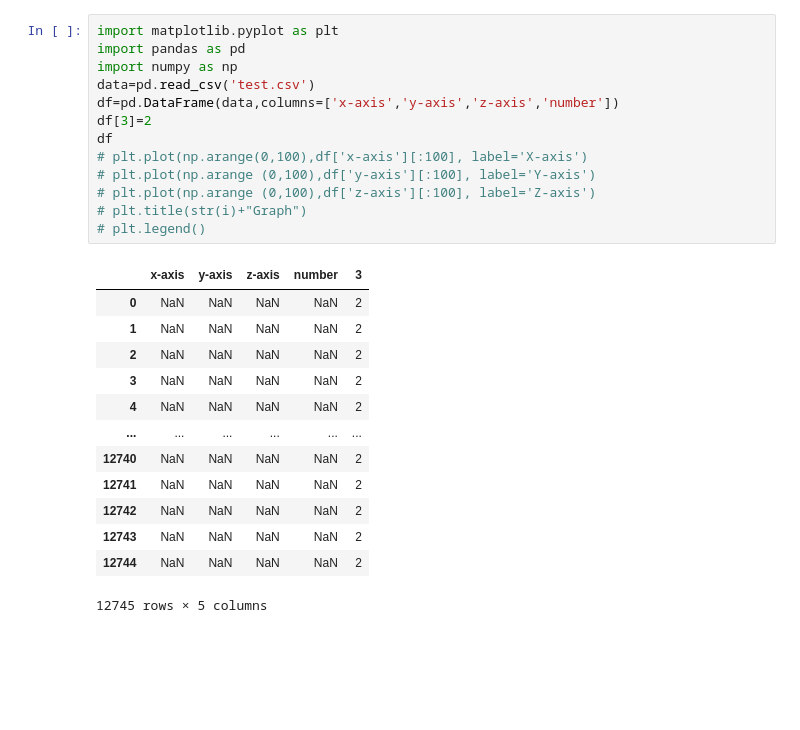
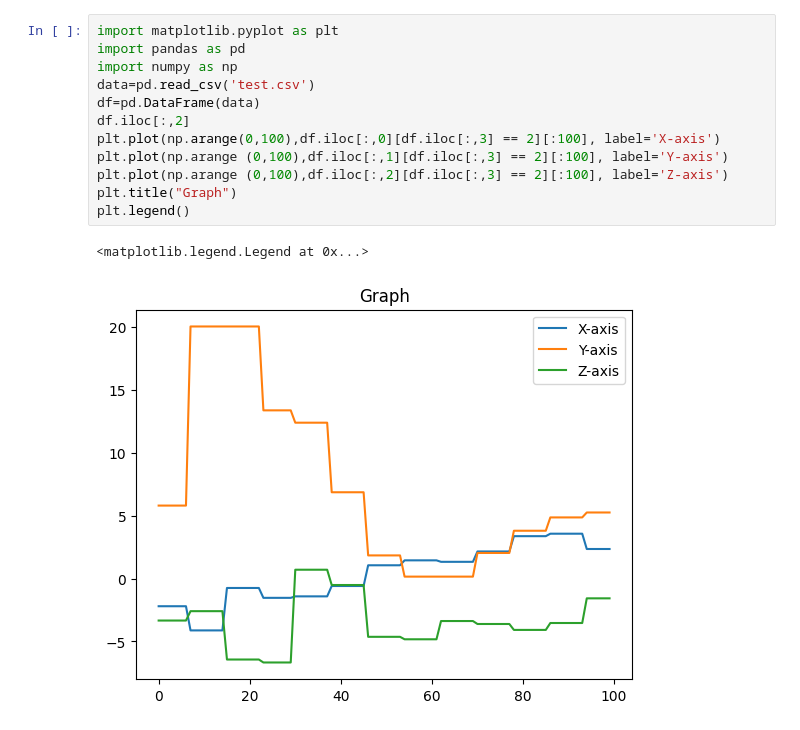
Before and after one commit to Rahul2003s/Air_writing, a Jupyter notebook: test1.ipynb, the cells around one changed output. Drawn from its saved outputs; the diff is of its cells as text; blank space fills up the shorter version.

```diff
--- a/test1.ipynb
+++ b/test1.ipynb
@@ -1,27 +1,15 @@
 # %%
 import matplotlib.pyplot as plt
 import pandas as pd
 import numpy as np
 data=pd.read_csv('test.csv')
-df=pd.DataFrame(data,columns=['x-axis','y-axis','z-axis','number'])
-df[3]=2
-df
-# plt.plot(np.arange(0,100),df['x-axis'][:100], label='X-axis')
-# plt.plot(np.arange (0,100),df['y-axis'][:100], label='Y-axis')
-# plt.plot(np.arange (0,100),df['z-axis'][:100], label='Z-axis')
-# plt.title(str(i)+"Graph")
-# plt.legend()
+df=pd.DataFrame(data)
+df.iloc[:,2]
+plt.plot(np.arange(0,100),df.iloc[:,0][df.iloc[:,3] == 2][:100], label='X-axis')
+plt.plot(np.arange (0,100),df.iloc[:,1][df.iloc[:,3] == 2][:100], label='Y-axis')
+plt.plot(np.arange (0,100),df.iloc[:,2][df.iloc[:,3] == 2][:100], label='Z-axis')
+plt.title("Graph")
+plt.legend()
 # %% [output]
-|  | x-axis | y-axis | z-axis | number | 3 |
-| 0 | NaN | NaN | NaN | NaN | 2 |
-| 1 | NaN | NaN | NaN | NaN | 2 |
-| 2 | NaN | NaN | NaN | NaN | 2 |
-| 3 | NaN | NaN | NaN | NaN | 2 |
-| 4 | NaN | NaN | NaN | NaN | 2 |
-| ... | ... | ... | ... | ... | ... |
-| 12740 | NaN | NaN | NaN | NaN | 2 |
-| 12741 | NaN | NaN | NaN | NaN | 2 |
-| 12742 | NaN | NaN | NaN | NaN | 2 |
-| 12743 | NaN | NaN | NaN | NaN | 2 |
-| 12744 | NaN | NaN | NaN | NaN | 2 |
-12745 rows × 5 columns
+<matplotlib.legend.Legend at 0x...>
+[figure, added]
```
Also changed, not shown: parts of 3 cells of this notebook, 1 other file.
